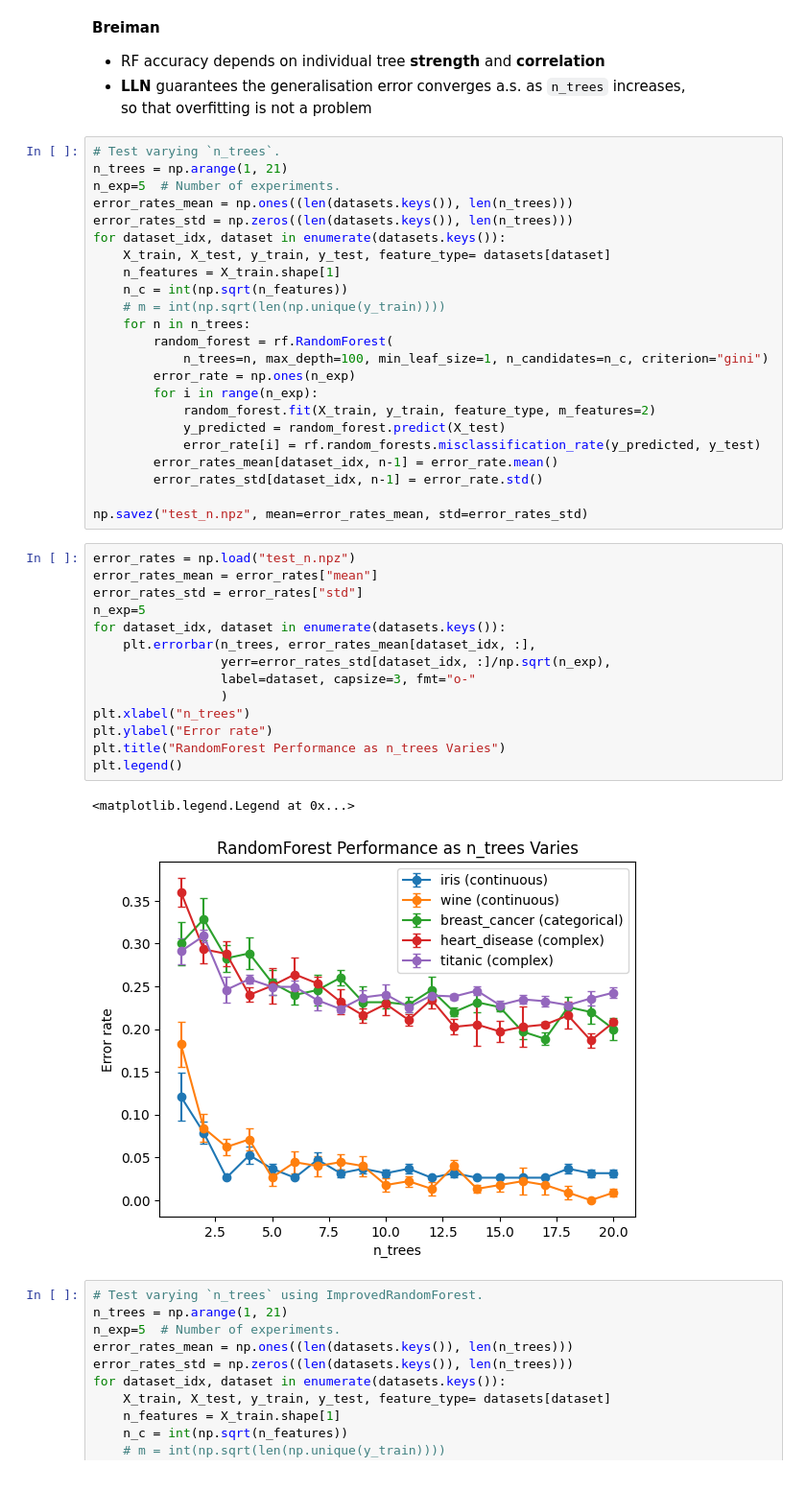
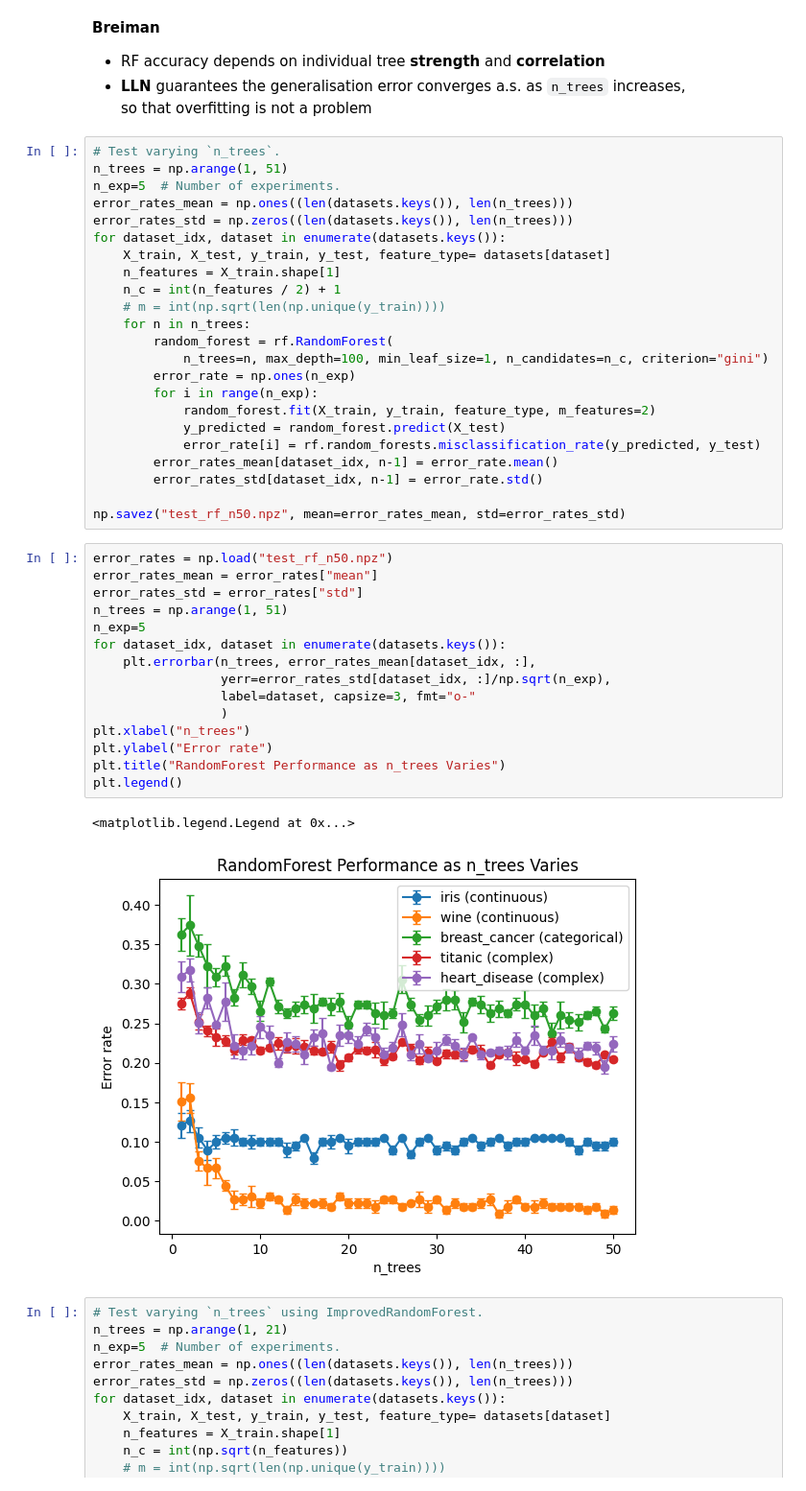
Before and after one commit to liyiyan128/M2R-random-forests, a Jupyter notebook: simulations/simulations.ipynb, the cells around one changed output. Shown at 96% size. Cells and saved outputs as stored; diff of their text form.

Commit message:
n_trees 50

```diff
--- a/simulations/simulations.ipynb
+++ b/simulations/simulations.ipynb
@@ -47,14 +47,14 @@ datasets = {
   so that overfitting is not a problem
 # %%
 # Test varying `n_trees`.
-n_trees = np.arange(1, 21)
+n_trees = np.arange(1, 51)
 n_exp=5  # Number of experiments.
 error_rates_mean = np.ones((len(datasets.keys()), len(n_trees)))
 error_rates_std = np.zeros((len(datasets.keys()), len(n_trees)))
 for dataset_idx, dataset in enumerate(datasets.keys()):
     X_train, X_test, y_train, y_test, feature_type= datasets[dataset]
     n_features = X_train.shape[1]
-    n_c = int(np.sqrt(n_features))
+    n_c = int(n_features / 2) + 1
     # m = int(np.sqrt(len(np.unique(y_train))))
     for n in n_trees:
         random_forest = rf.RandomForest(
@@ -67,24 +67,25 @@ for dataset_idx, dataset in enumerate(datasets.keys()):
         error_rates_mean[dataset_idx, n-1] = error_rate.mean()
         error_rates_std[dataset_idx, n-1] = error_rate.std()
 
-np.savez("test_n.npz", mean=error_rates_mean, std=error_rates_std)
+np.savez("test_rf_n50.npz", mean=error_rates_mean, std=error_rates_std)
 # %%
-error_rates = np.load("test_n.npz")
+error_rates = np.load("test_rf_n50.npz")
 error_rates_mean = error_rates["mean"]
 error_rates_std = error_rates["std"]
+n_trees = np.arange(1, 51)
 n_exp=5
 for dataset_idx, dataset in enumerate(datasets.keys()):
     plt.errorbar(n_trees, error_rates_mean[dataset_idx, :],
                  yerr=error_rates_std[dataset_idx, :]/np.sqrt(n_exp),
                  label=dataset, capsize=3, fmt="o-"
                  )
 plt.xlabel("n_trees")
 plt.ylabel("Error rate")
 plt.title("RandomForest Performance as n_trees Varies")
 plt.legend()
 # %% [output]
 <matplotlib.legend.Legend at 0x...>
-[figure, old version]
+[figure, new version]
 # %%
 # Test varying `n_trees` using ImprovedRandomForest.
 n_trees = np.arange(1, 21)
```
Also changed, not shown: parts of 3 cells of this notebook, 6 other files.
